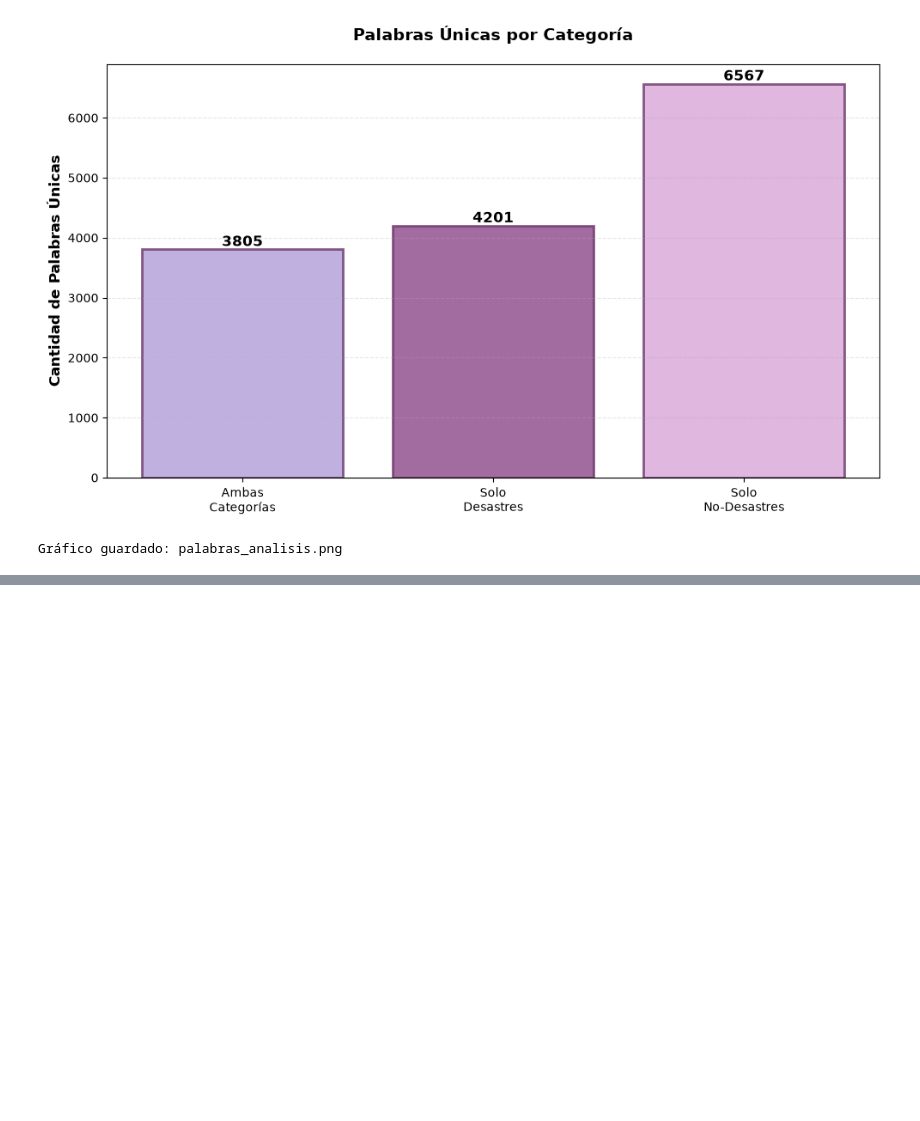
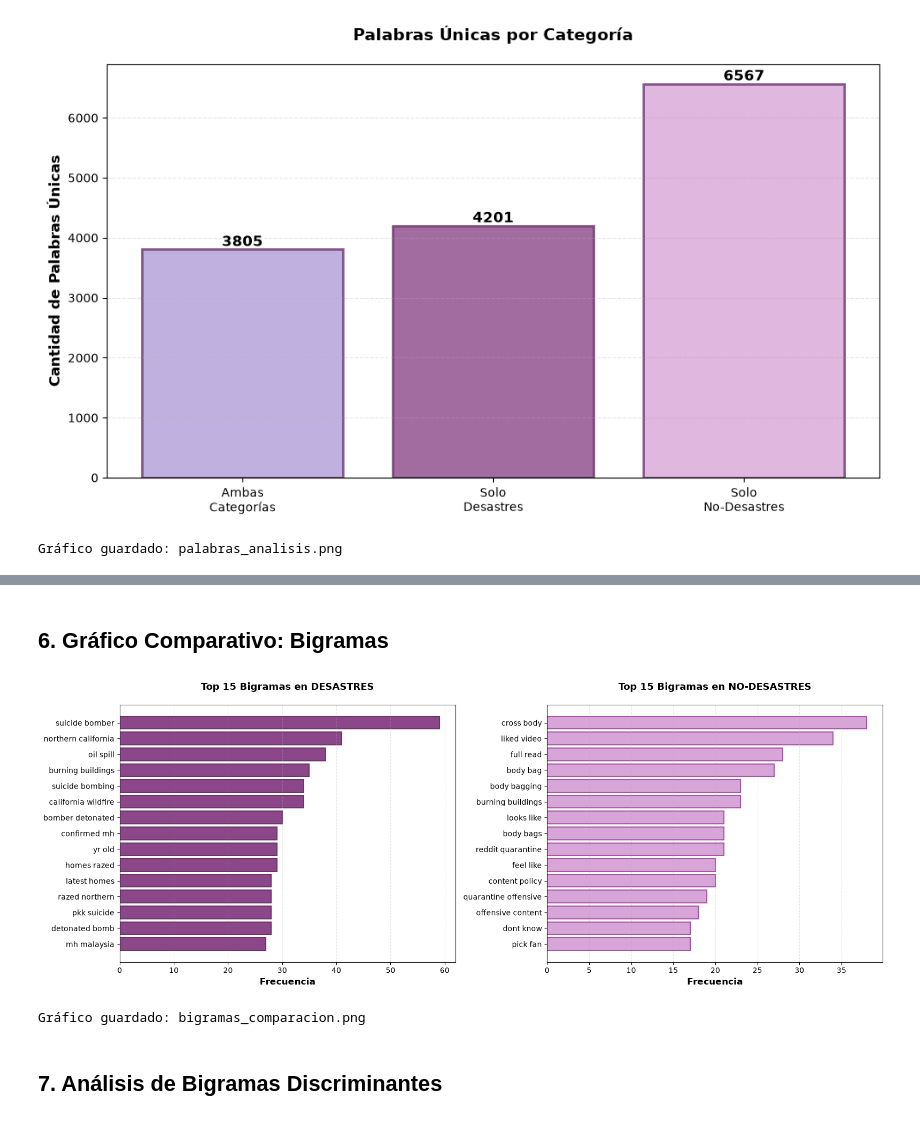
Before and after one commit to Qu3zada22/lab5-ds, a Jupyter notebook: Lab5_Completo.ipynb, the cells around one changed output, grey strips where cells are left out. Saved outputs shown, nothing was run; the diff lists cells and outputs as text; code cells hidden in the pictures; blank space fills up the shorter version.

```diff
--- a/Lab5_Completo.ipynb
+++ b/Lab5_Completo.ipynb
@@ -453,0 +429,9 @@ ARCHIVOS GENERADOS:
+# %%
+bigramas_desastres = generar_ngramas(texto_desastres, 2)
+frecuencia_bigramas_d = Counter(bigramas_desastres)
+top_15_bigramas_d = frecuencia_bigramas_d.most_common(15)
+
+print("TOP 15 BIGRAMAS EN TWEETS DE DESASTRES")
+print("=" * 60)
+for i, (bigrama, freq) in enumerate(top_15_bigramas_d, 1):
+    print(f"{i:2}. {bigrama:30} -> {freq:4} veces")
@@ -453,0 +458,9 @@ ARCHIVOS GENERADOS:
+# %%
+bigramas_no_desastres = generar_ngramas(texto_no_desastres, 2)
+frecuencia_bigramas_nd = Counter(bigramas_no_desastres)
+top_15_bigramas_nd = frecuencia_bigramas_nd.most_common(15)
+
+print("TOP 15 BIGRAMAS EN TWEETS DE NO-DESASTRES")
+print("=" * 60)
+for i, (bigrama, freq) in enumerate(top_15_bigramas_nd, 1):
+    print(f"{i:2}. {bigrama:30} -> {freq:4} veces")
@@ -453,0 +485,36 @@ ARCHIVOS GENERADOS:
+# %% [markdown]
+## 6. Gráfico Comparativo: Bigramas
+# %%
+bigramas_d_list = [b[0] for b in top_15_bigramas_d]
+freq_bigramas_d = [b[1] for b in top_15_bigramas_d]
+
+bigramas_nd_list = [b[0] for b in top_15_bigramas_nd]
+freq_bigramas_nd = [b[1] for b in top_15_bigramas_nd]
+
+fig, axes = plt.subplots(1, 2, figsize=(16, 6))
+
+color_d = '#8B4789'
+color_nd = '#D8A5D8'
+
+axes[0].barh(bigramas_d_list, freq_bigramas_d, color=color_d, edgecolor='#6B3569', linewidth=1.5)
+axes[0].set_xlabel('Frecuencia', fontsize=12, fontweight='bold')
+axes[0].set_title('Top 15 Bigramas en DESASTRES', fontsize=13, fontweight='bold', pad=20)
+axes[0].invert_yaxis()
+axes[0].grid(axis='x', alpha=0.3, linestyle='--')
+
+axes[1].barh(bigramas_nd_list, freq_bigramas_nd, color=color_nd, edgecolor='#A855A8', linewidth=1.5)
+axes[1].set_xlabel('Frecuencia', fontsize=12, fontweight='bold')
+axes[1].set_title('Top 15 Bigramas en NO-DESASTRES', fontsize=13, fontweight='bold', pad=20)
+axes[1].invert_yaxis()
+axes[1].grid(axis='x', alpha=0.3, linestyle='--')
+
+plt.tight_layout()
+plt.savefig('bigramas_comparacion.png', dpi=300, bbox_inches='tight')
+plt.show()
+
+print("Gráfico guardado: bigramas_comparacion.png")
+# %% [output]
+[figure, added]
+Gráfico guardado: bigramas_comparacion.png
+# %% [markdown]
+## 7. Análisis de Bigramas Discriminantes
```
Also changed, not shown: parts of 19 cells of this notebook, 2 other files.
